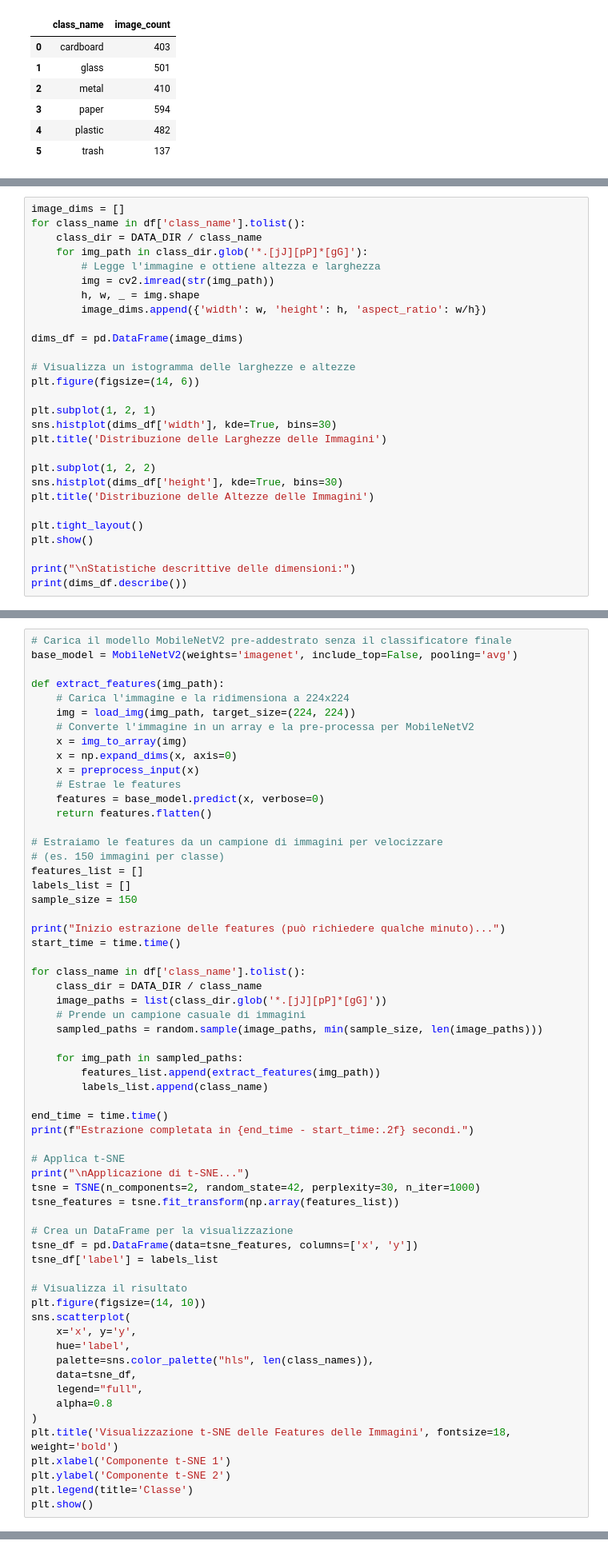
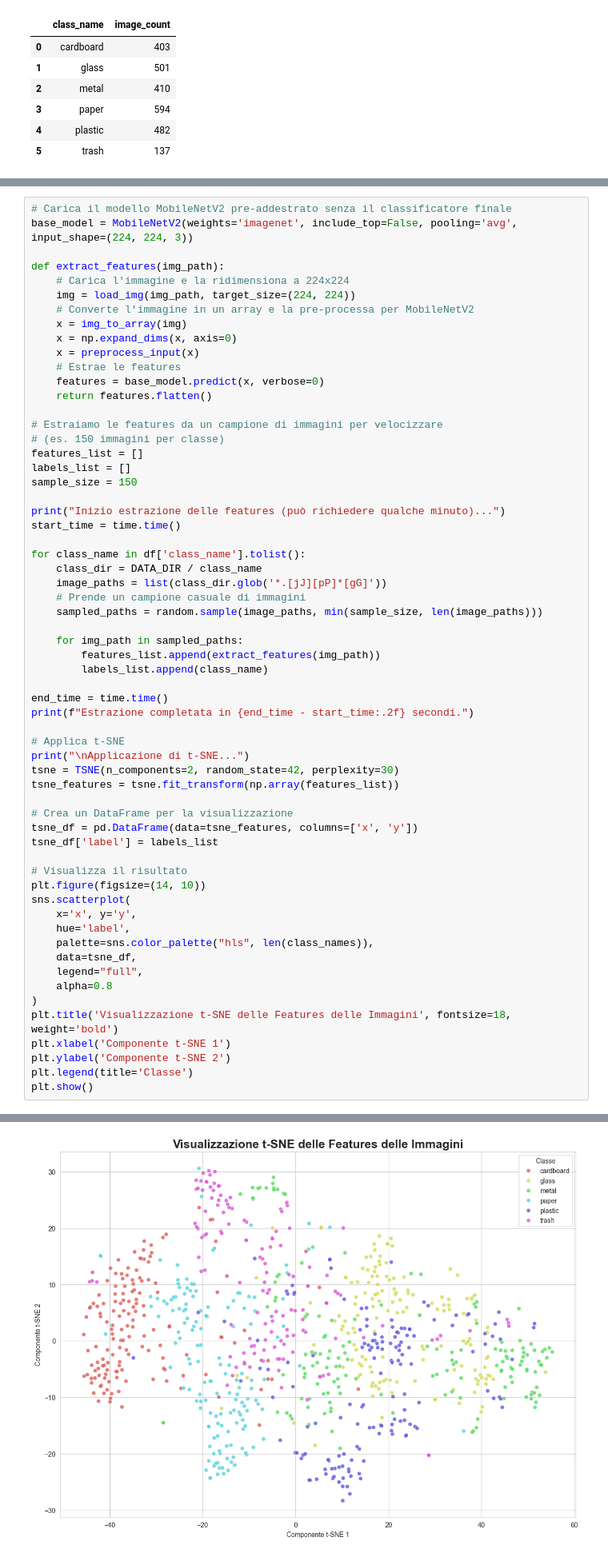
Before and after one commit to andrea-00/CV-Garbage-Classifier, a Jupyter notebook: notebooks/EDA.ipynb, the cells around one changed output, grey strips where cells are left out. Shown at 80% size. Saved outputs shown, nothing was run; the diff lists cells and outputs as text.

Commit message:
Base CNN implementation

```diff
--- a/notebooks/EDA.ipynb
+++ b/notebooks/EDA.ipynb
@@ -140,31 +137,3 @@ plt.tight_layout()
 plt.show()
 # %% [output]
 [figure]
-# %%
-image_dims = []
-for class_name in df['class_name'].tolist():
-    class_dir = DATA_DIR / class_name
-    for img_path in class_dir.glob('*.[jJ][pP]*[gG]'):
-        # Legge l'immagine e ottiene altezza e larghezza
-        img = cv2.imread(str(img_path))
-        h, w, _ = img.shape
-        image_dims.append({'width': w, 'height': h, 'aspect_ratio': w/h})
-
-dims_df = pd.DataFrame(image_dims)
-
-# Visualizza un istogramma delle larghezze e altezze
-plt.figure(figsize=(14, 6))
-
-plt.subplot(1, 2, 1)
-sns.histplot(dims_df['width'], kde=True, bins=30)
-plt.title('Distribuzione delle Larghezze delle Immagini')
-
-plt.subplot(1, 2, 2)
-sns.histplot(dims_df['height'], kde=True, bins=30)
-plt.title('Distribuzione delle Altezze delle Immagini')
-
-plt.tight_layout()
-plt.show()
-
-print("\nStatistiche descrittive delle dimensioni:")
-print(dims_df.describe())
@@ -231,6 +195,6 @@ plt.show()
 # %%
 # Carica il modello MobileNetV2 pre-addestrato senza il classificatore finale
-base_model = MobileNetV2(weights='imagenet', include_top=False, pooling='avg')
+base_model = MobileNetV2(weights='imagenet', include_top=False, pooling='avg', input_shape=(224, 224, 3))
 
 def extract_features(img_path):
     # Carica l'immagine e la ridimensiona a 224x224
@@ -267,7 +231,7 @@ print(f"Estrazione completata in {end_time - start_time:.2f} secondi.")
 
 # Applica t-SNE
 print("\nApplicazione di t-SNE...")
-tsne = TSNE(n_components=2, random_state=42, perplexity=30, n_iter=1000)
+tsne = TSNE(n_components=2, random_state=42, perplexity=30)
 tsne_features = tsne.fit_transform(np.array(features_list))
 
 # Crea un DataFrame per la visualizzazione
@@ -289,3 +253,4 @@ plt.xlabel('Componente t-SNE 1')
 plt.ylabel('Componente t-SNE 2')
 plt.legend(title='Classe')
 plt.show()
+# %% [output]
@@ -292 +261,2 @@ plt.show()
+[figure, added]
 # %% [markdown]
```
Also changed, not shown: parts of 8 cells of this notebook, 2 other files.
